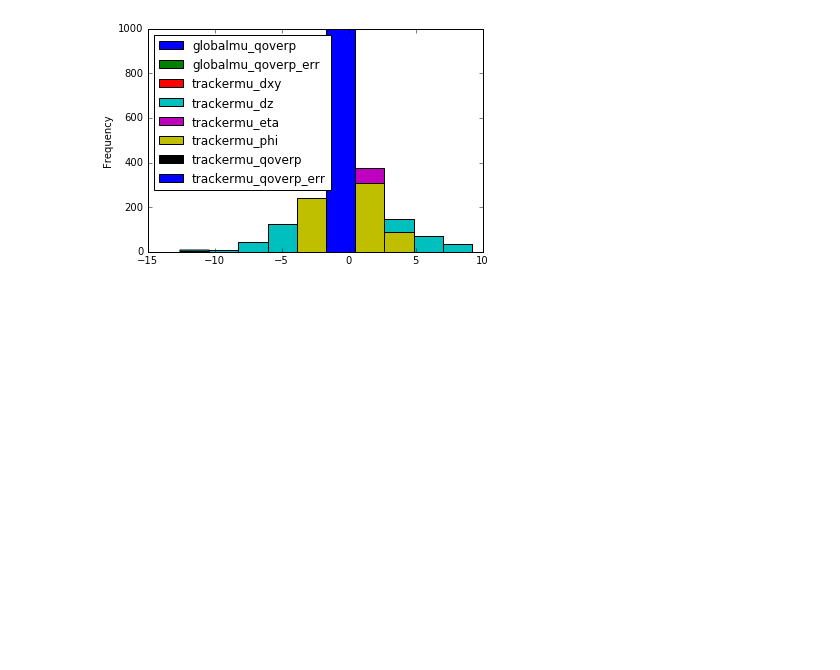
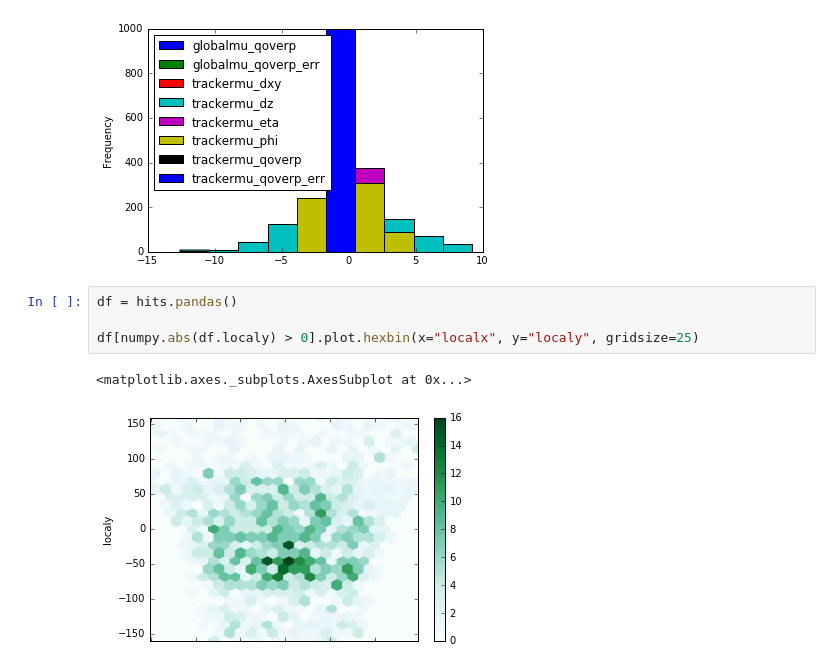
Before and after one commit to diana-hep/c2numpy, a Jupyter notebook: commonblock/commonblock-demo.ipynb, the cells around one changed output. Saved outputs shown, nothing was run; the diff lists cells and outputs as text; blank space fills up the shorter version.

```diff
--- a/commonblock/commonblock-demo.ipynb
+++ b/commonblock/commonblock-demo.ipynb
@@ -105,3 +165,10 @@ tracks.pandas().plot.hist()
 # %% [output]
 <matplotlib.axes._subplots.AxesSubplot at 0x...>
 [figure]
+# %%
+df = hits.pandas()
+
+df[numpy.abs(df.localy) > 0].plot.hexbin(x="localx", y="localy", gridsize=25)
+# %% [output]
+<matplotlib.axes._subplots.AxesSubplot at 0x...>
+[figure, added]
```
Also changed, not shown: parts of 6 cells of this notebook.
